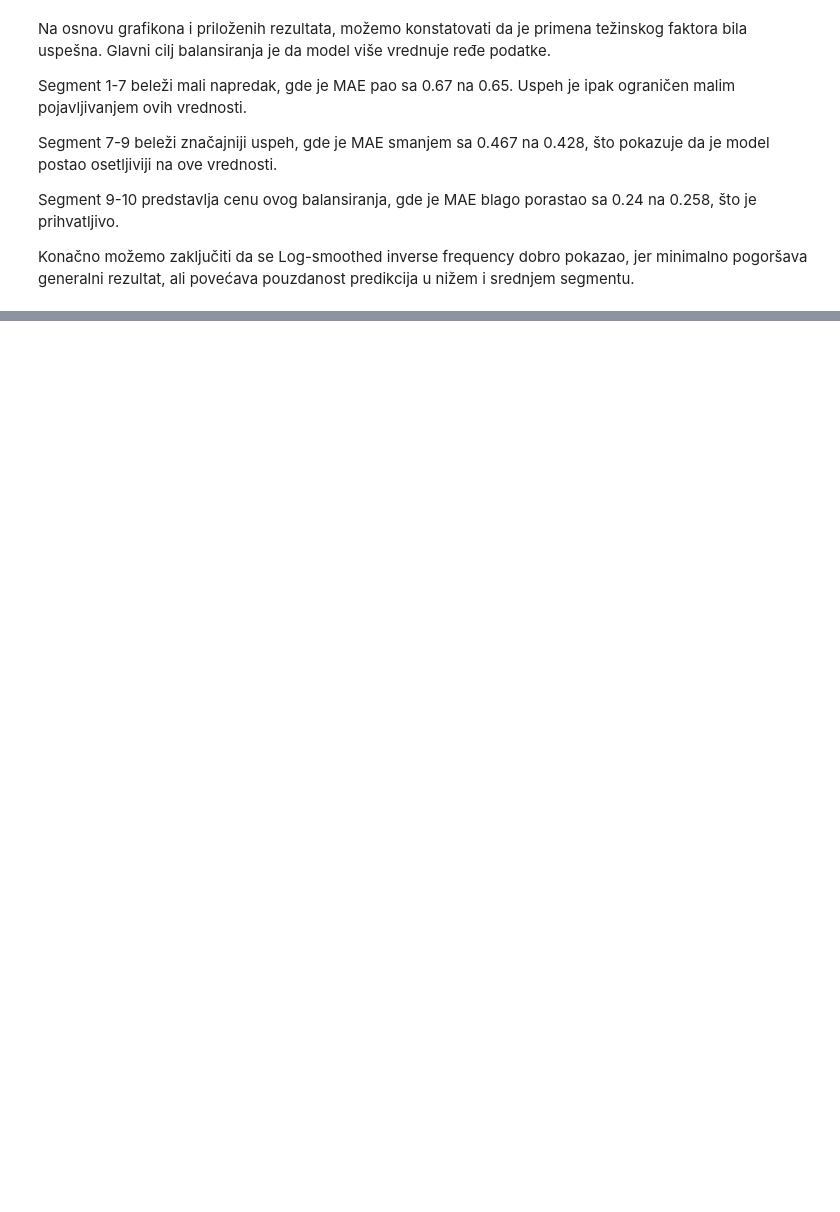
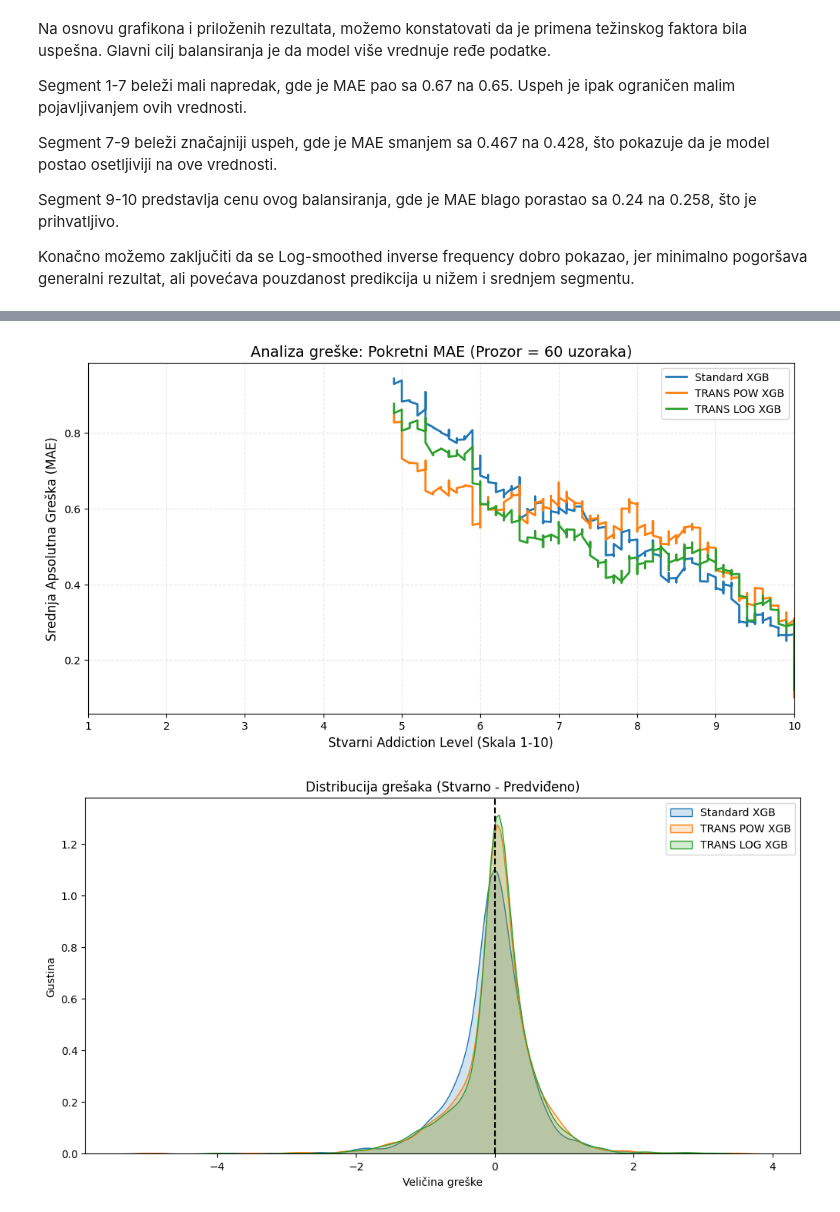
Before and after one commit to djukic002/siap-projekat, a Jupyter notebook: model-evaulation.ipynb, the cells around one changed output, grey strips where cells are left out. Drawn from its saved outputs; the diff is of its cells as text; code cells hidden in the pictures; blank space fills up the shorter version.

```diff
--- a/model-evaulation.ipynb
+++ b/model-evaulation.ipynb
@@ -172,0 +241,13 @@ Konačno možemo zaključiti da se Log-smoothed inverse frequency dobro pokazao,
+# %%
+results_dict = {
+    "Standard XGB": results_standard,
+    "TRANS POW XGB": results_pow,
+    "TRANS LOG XGB": results_log
+}
+
+models.plot_compare_rolling_mae(results_dict, window=60)
+
+models.plot_error_distribution(results_dict=results_dict)
+# %% [output]
+[figure, added]
+[figure, added]
```
Also changed, not shown: parts of 9 cells of this notebook, 3 other files.
